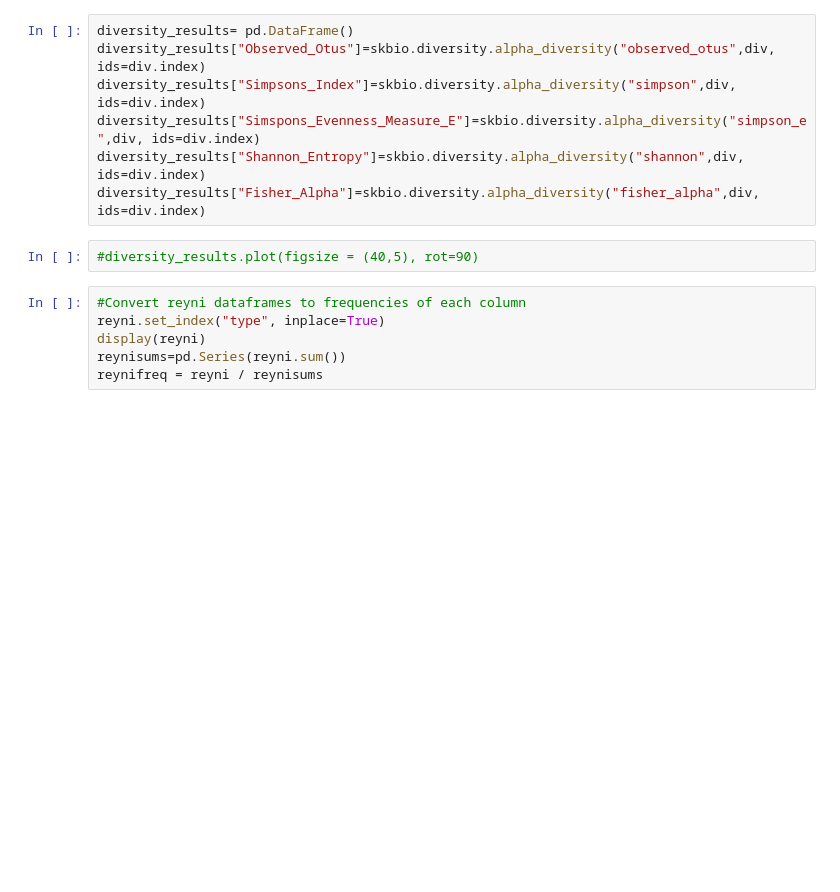
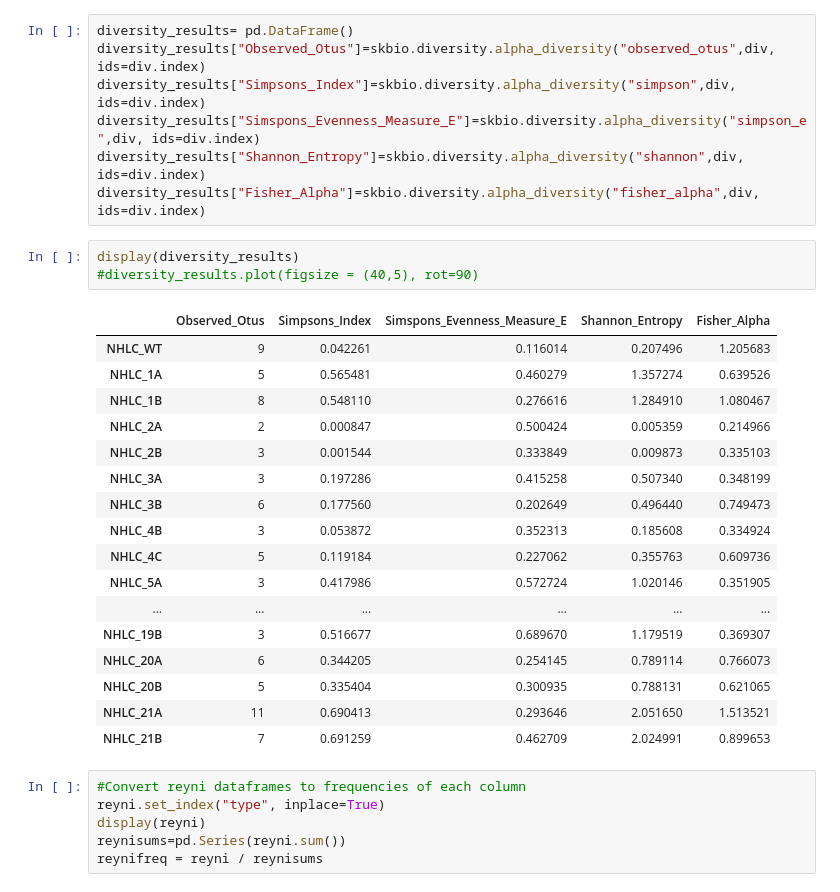
Before and after one commit to Nekose/nampun_research, a Jupyter notebook: Nampun_Research/Data Processing.ipynb, the cells around one changed output. Drawn from its saved outputs; the diff is of its cells as text; blank space fills up the shorter version.

```diff
--- a/Nampun_Research/Data Processing.ipynb
+++ b/Nampun_Research/Data Processing.ipynb
@@ -192,7 +192,26 @@ diversity_results["Simspons_Evenness_Measure_E"]=skbio.diversity.alpha_diversity
 diversity_results["Shannon_Entropy"]=skbio.diversity.alpha_diversity("shannon",div, ids=div.index)
 diversity_results["Fisher_Alpha"]=skbio.diversity.alpha_diversity("fisher_alpha",div, ids=div.index)
 # %%
+display(diversity_results)
 #diversity_results.plot(figsize = (40,5), rot=90)
+# %% [output]
+|  | Observed_Otus | Simpsons_Index | Simspons_Evenness_Measure_E | Shannon_Entropy | Fisher_Alpha |
+| NHLC_WT | 9 | 0.042261 | 0.116014 | 0.207496 | 1.205683 |
+| NHLC_1A | 5 | 0.565481 | 0.460279 | 1.357274 | 0.639526 |
+| NHLC_1B | 8 | 0.548110 | 0.276616 | 1.284910 | 1.080467 |
+| NHLC_2A | 2 | 0.000847 | 0.500424 | 0.005359 | 0.214966 |
+| NHLC_2B | 3 | 0.001544 | 0.333849 | 0.009873 | 0.335103 |
+| NHLC_3A | 3 | 0.197286 | 0.415258 | 0.507340 | 0.348199 |
+| NHLC_3B | 6 | 0.177560 | 0.202649 | 0.496440 | 0.749473 |
+| NHLC_4B | 3 | 0.053872 | 0.352313 | 0.185608 | 0.334924 |
+| NHLC_4C | 5 | 0.119184 | 0.227062 | 0.355763 | 0.609736 |
+| NHLC_5A | 3 | 0.417986 | 0.572724 | 1.020146 | 0.351905 |
+| ... | ... | ... | ... | ... | ... |
+| NHLC_19B | 3 | 0.516677 | 0.689670 | 1.179519 | 0.369307 |
+| NHLC_20A | 6 | 0.344205 | 0.254145 | 0.789114 | 0.766073 |
+| NHLC_20B | 5 | 0.335404 | 0.300935 | 0.788131 | 0.621065 |
+| NHLC_21A | 11 | 0.690413 | 0.293646 | 2.051650 | 1.513521 |
+| NHLC_21B | 7 | 0.691259 | 0.462709 | 2.024991 | 0.899653 |
 # %%
 #Convert reyni dataframes to frequencies of each column
 reyni.set_index("type", inplace=True)
```
Also changed, not shown: parts of 5 cells of this notebook.
